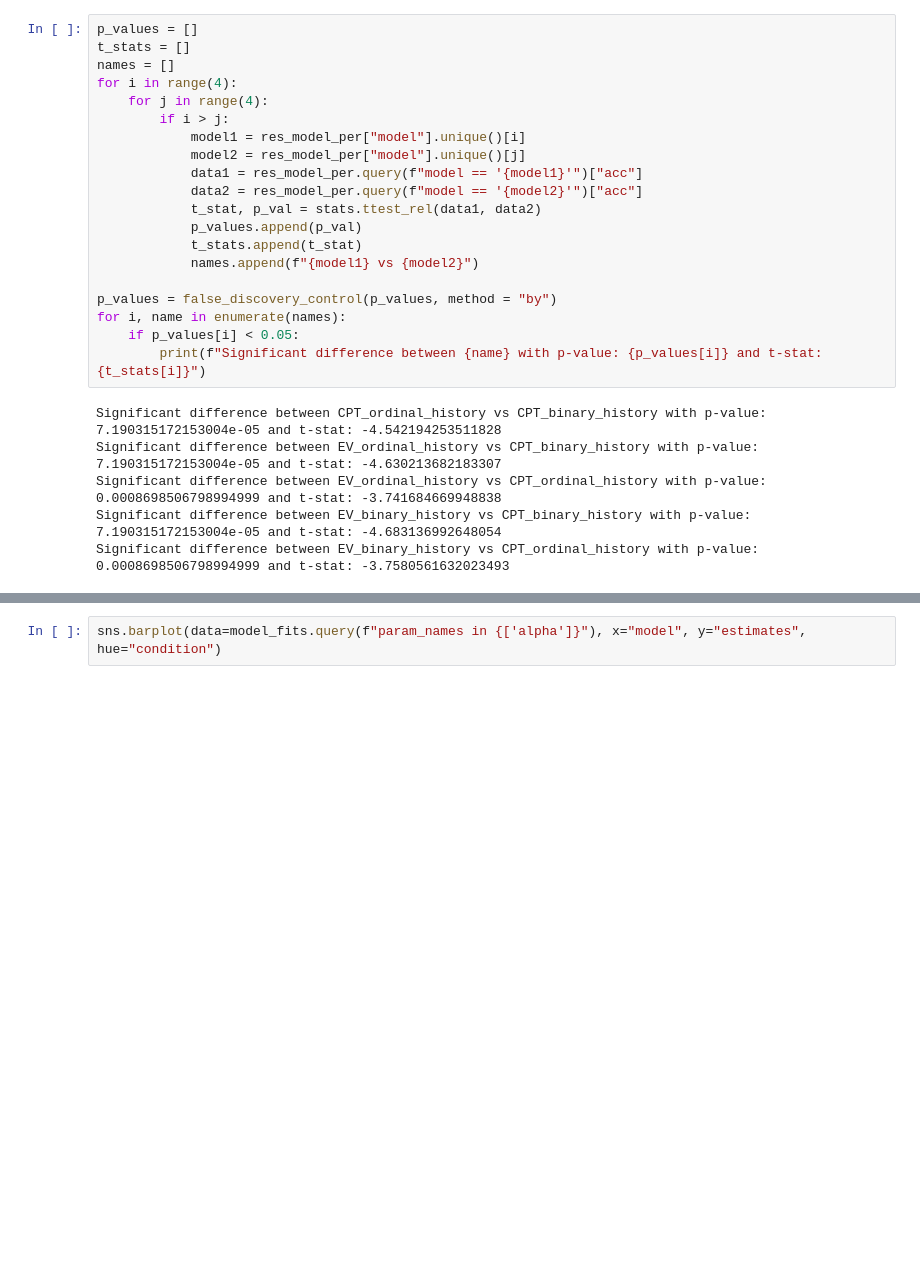
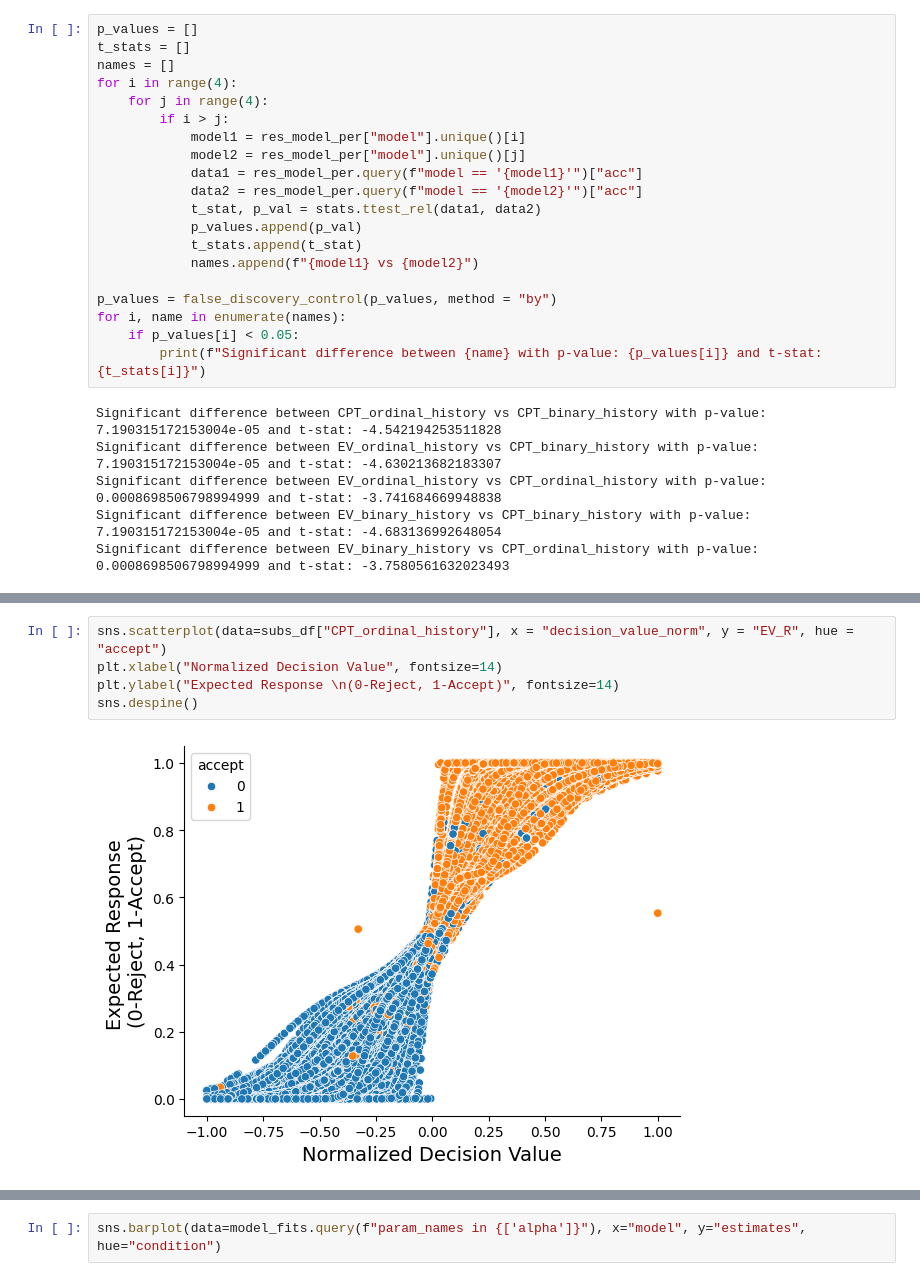
Before and after one commit to GusStgoReyes/riskyneuroarousal, a Jupyter notebook: data/1fits.ipynb, the cells around one changed output, grey strips where cells are left out. Saved outputs shown, nothing was run; the diff lists cells and outputs as text; blank space fills up the shorter version.

```diff
--- a/data/1fits.ipynb
+++ b/data/1fits.ipynb
@@ -186,0 +192,7 @@ plt.show()
+# %%
+sns.scatterplot(data=subs_df["CPT_ordinal_history"], x = "decision_value_norm", y = "EV_R", hue = "accept")
+plt.xlabel("Normalized Decision Value", fontsize=14)
+plt.ylabel("Expected Response \n(0-Reject, 1-Accept)", fontsize=14)
+sns.despine()
+# %% [output]
+[figure, added]
```
Also changed, not shown: parts of 14 cells of this notebook, 13 other files.
